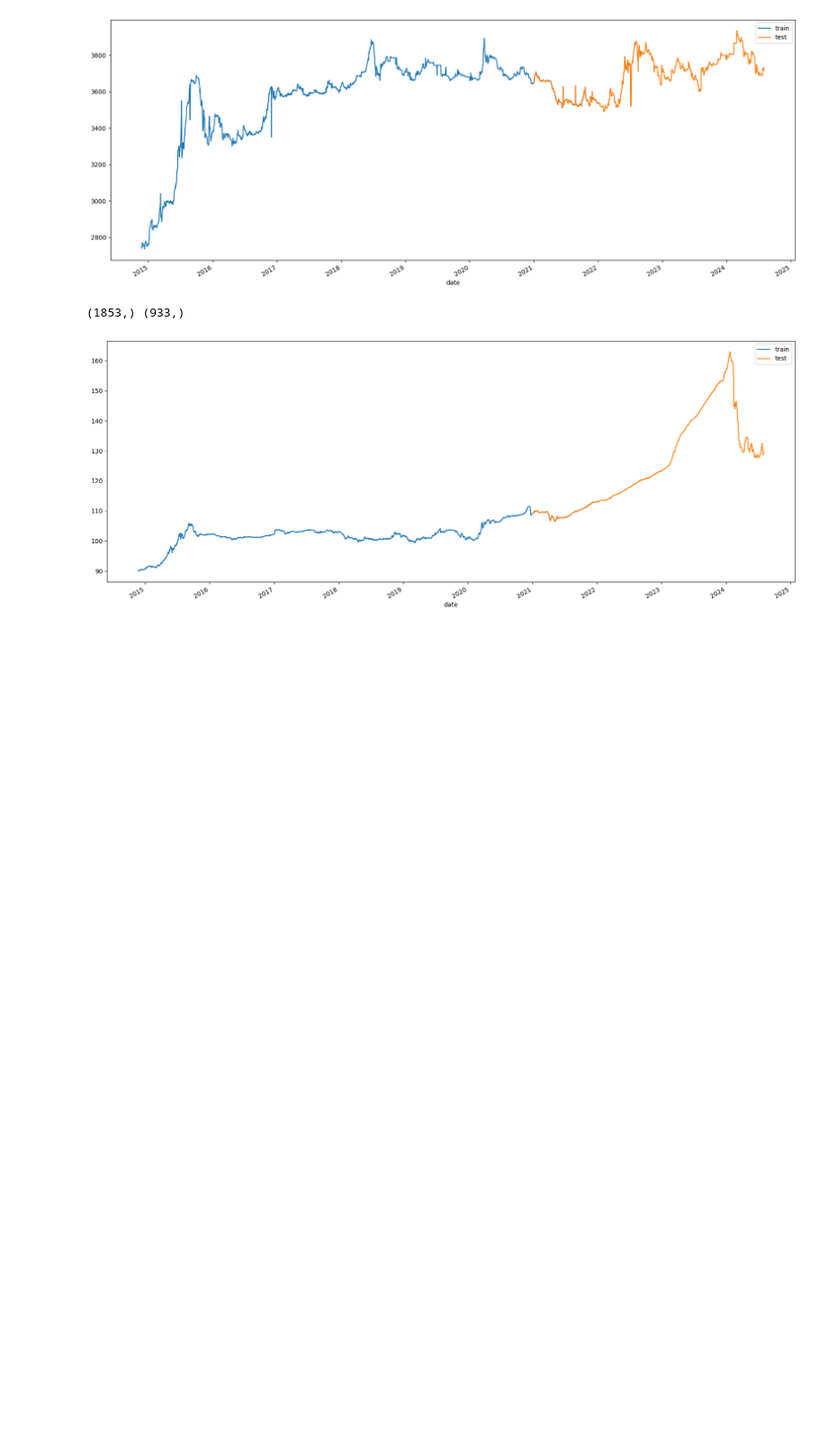
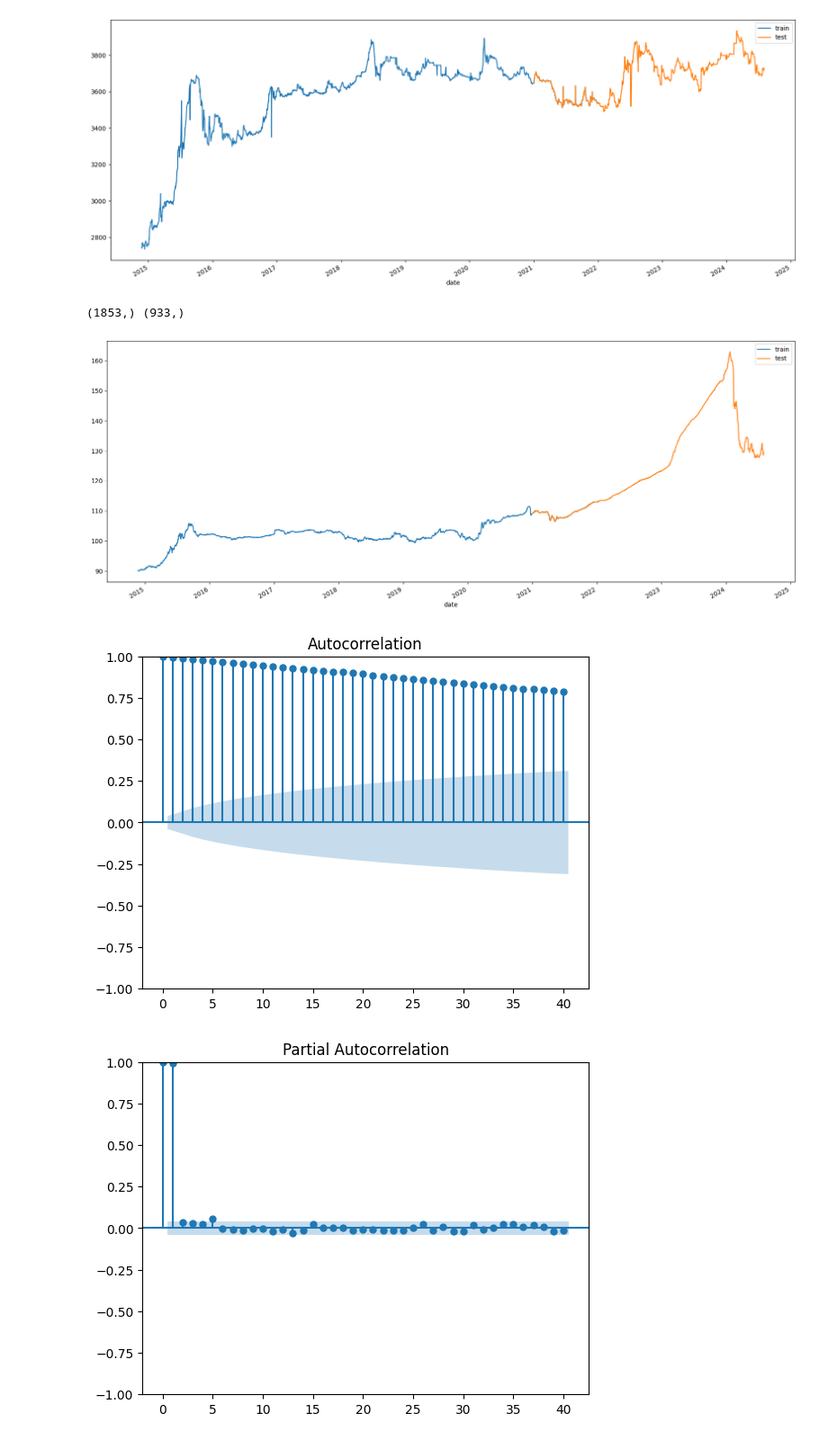
Before and after one commit to memmar1/Project, a Jupyter notebook: Forex.ipynb, the cells around one changed output. Shown: that part at 90% size. Cells and saved outputs as stored; diff of their text form; code cells hidden in the pictures; blank space fills up the shorter version.

```diff
--- a/Forex.ipynb
+++ b/Forex.ipynb
@@ -168,0 +172,9 @@ print(train.shape,test.shape)
+# %%
+ts_data = data["4. close"]
+# %%
+plot_acf(ts_data, lags=40)
+plot_pacf(ts_data, lags=40)
+plt.show()
+# %% [output]
+[figure, added]
+[figure, added]
```
Also changed, not shown: parts of 3 cells of this notebook.
